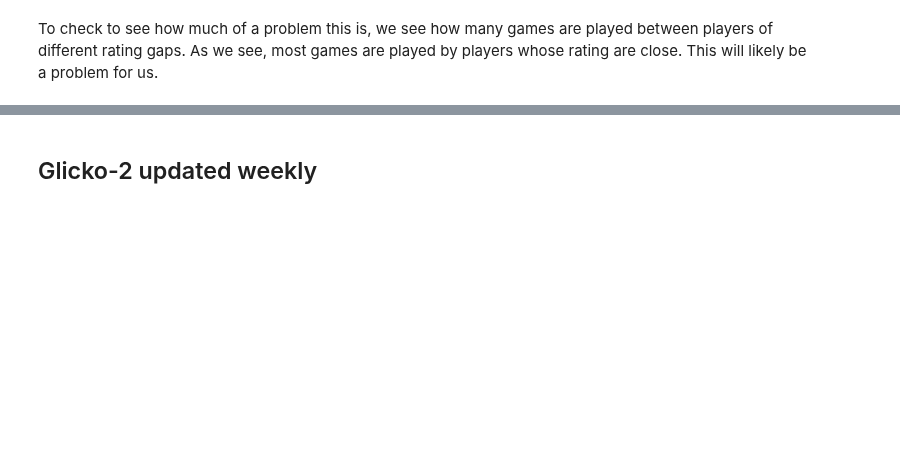
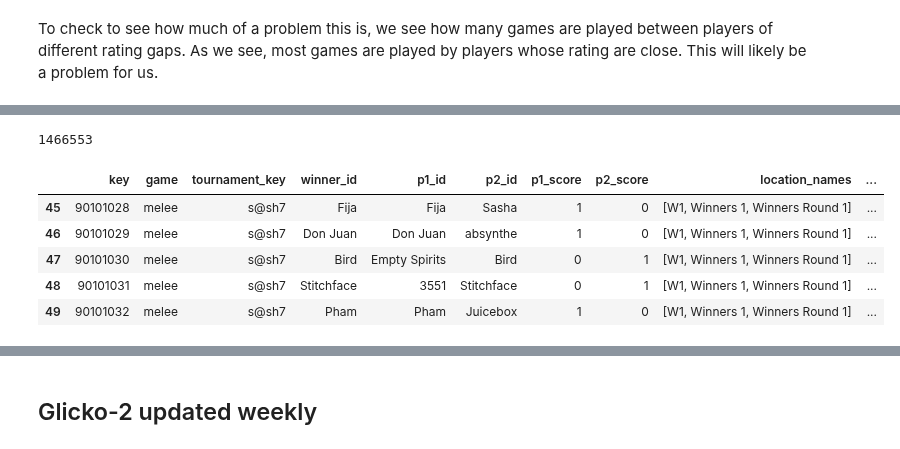
Before and after one commit to jjaw89/fall-2024-smash-melee-top-8-prediction, a Jupyter notebook: data_exploration/jaspar_data_exploration.ipynb, the cells around one changed output, grey strips where cells are left out. Saved outputs shown, nothing was run; the diff lists cells and outputs as text; code cells hidden in the pictures; blank space fills up the shorter version.

```diff
--- a/data_exploration/jaspar_data_exploration.ipynb
+++ b/data_exploration/jaspar_data_exploration.ipynb
@@ -612,0 +789,12 @@ plt.show()
+# %%
+tournament_sets_with_top_8_df = sets_df[sets_df['tournament_key'].isin(top_8_tournament_keys)]
+non_top_8_sets_df = tournament_sets_with_top_8_df[~ tournament_sets_with_top_8_df['location_names'].isin(top_8_locations)]
+non_top_8_sets_df.head()
+# %% [output]
+1466553
+|  | key | game | tournament_key | winner_id | p1_id | p2_id | p1_score | p2_score | location_names | ... |
+| 45 | 90101028 | melee | s@sh7 | Fija | Fija | Sasha | 1 | 0 | [W1, Winners 1, Winners Round 1] | ... |
+| 46 | 90101029 | melee | s@sh7 | Don Juan | Don Juan | absynthe | 1 | 0 | [W1, Winners 1, Winners Round 1] | ... |
+| 47 | 90101030 | melee | s@sh7 | Bird | Empty Spirits | Bird | 0 | 1 | [W1, Winners 1, Winners Round 1] | ... |
+| 48 | 90101031 | melee | s@sh7 | Stitchface | 3551 | Stitchface | 0 | 1 | [W1, Winners 1, Winners Round 1] | ... |
+| 49 | 90101032 | melee | s@sh7 | Pham | Pham | Juicebox | 1 | 0 | [W1, Winners 1, Winners Round 1] | ... |
```
Also changed, not shown: parts of 38 cells of this notebook.
